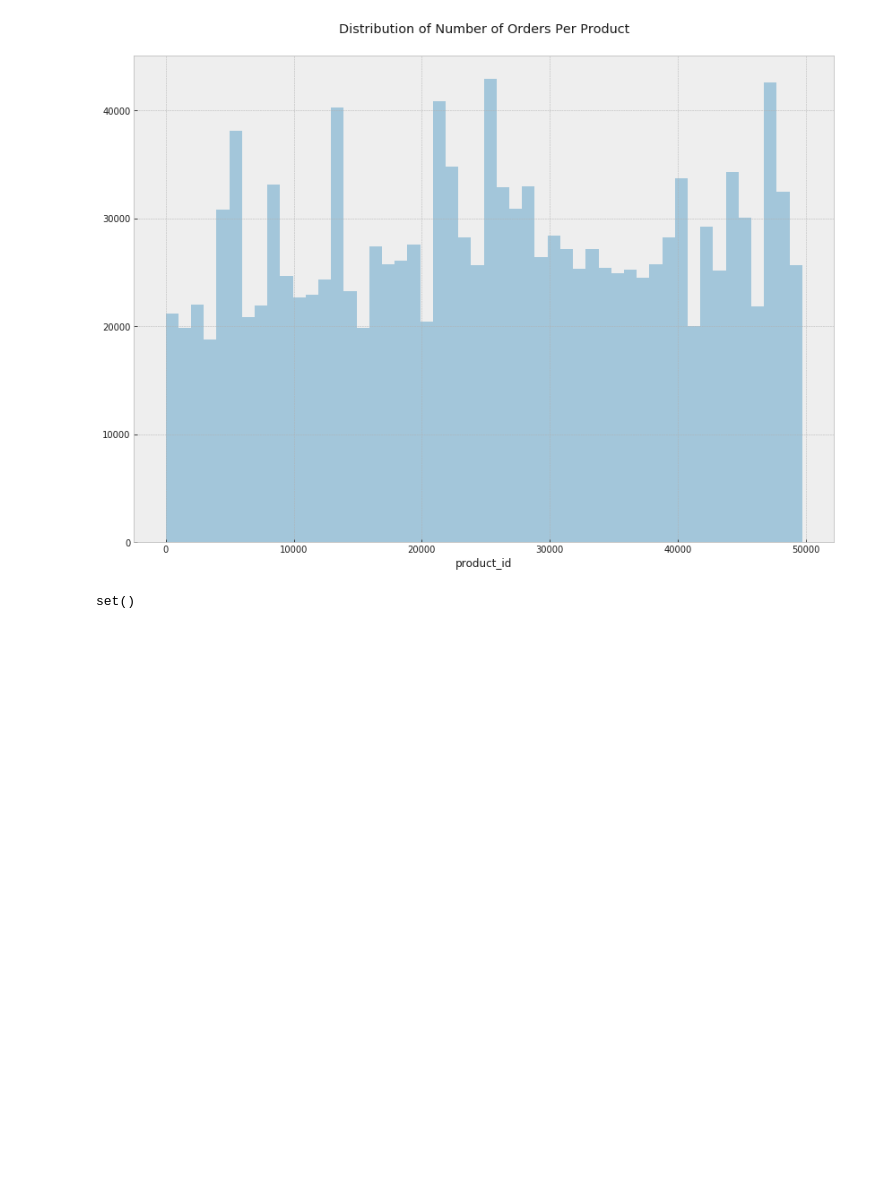
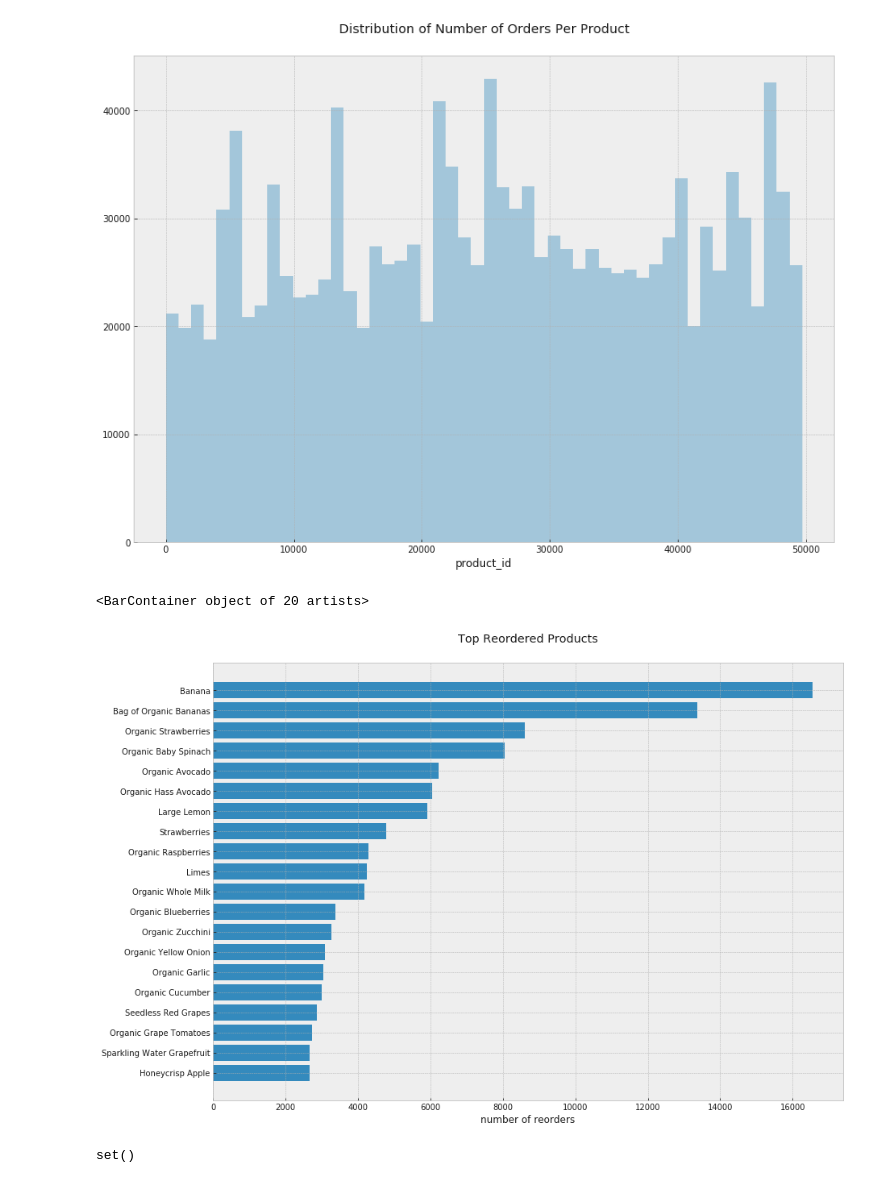
Before and after one commit to rossrco/analyses, a Jupyter notebook: instacart/instacart.ipynb, the cells around one changed output. Saved outputs shown, nothing was run; the diff lists cells and outputs as text; code cells hidden in the pictures; blank space fills up the shorter version.

Commit message:
add top reordered products graph

```diff
--- a/instacart/instacart.ipynb
+++ b/instacart/instacart.ipynb
@@ -186,6 +186,16 @@ sns.distplot(products_by_department.product_id, kde = False, norm_hist = False)
 # %% [output]
 <matplotlib.axes._subplots.AxesSubplot at 0x...>
 [figure]
+# %%
+top_n_reordered = 20
+plt.title('Top Reordered Products')
+plt.xlabel('number of reorders')
+to_plot = products_by_department.groupby('product_name').sum().reordered.sort_values(ascending = True)
+plt.yticks(range(top_n_reordered), to_plot.index[-top_n_reordered:])
+plt.barh(range(top_n_reordered), to_plot[-top_n_reordered:])
+# %% [output]
+<BarContainer object of 20 artists>
+[figure, added]
 # %%
 #there are no common orders between order_products_train and order_products_prior
 set(order_products_train.order_id.unique()) & set(order_products_prior.order_id.unique())
```
Also changed, not shown: parts of 2 cells of this notebook.
